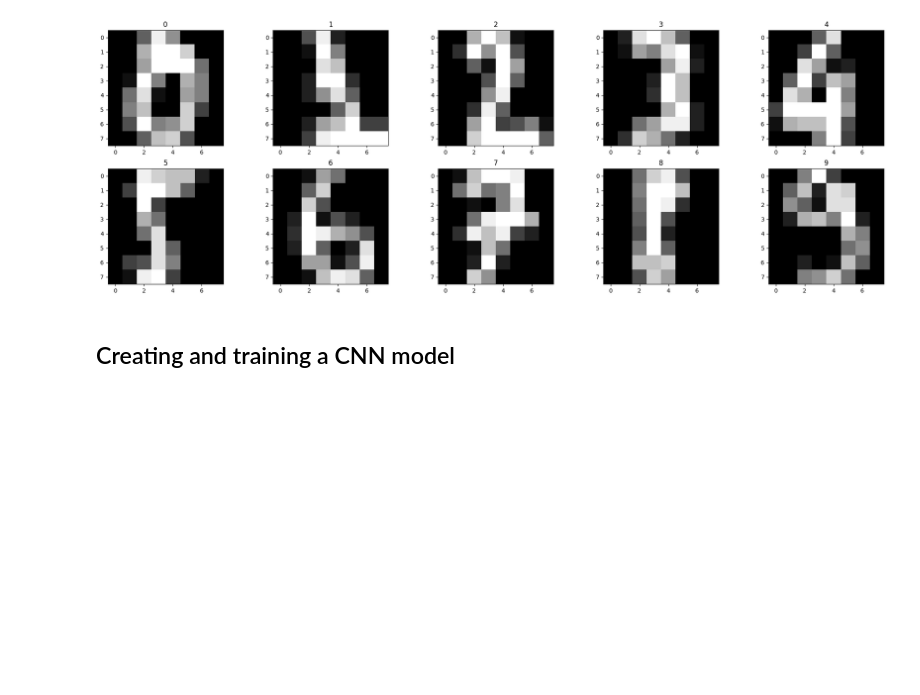
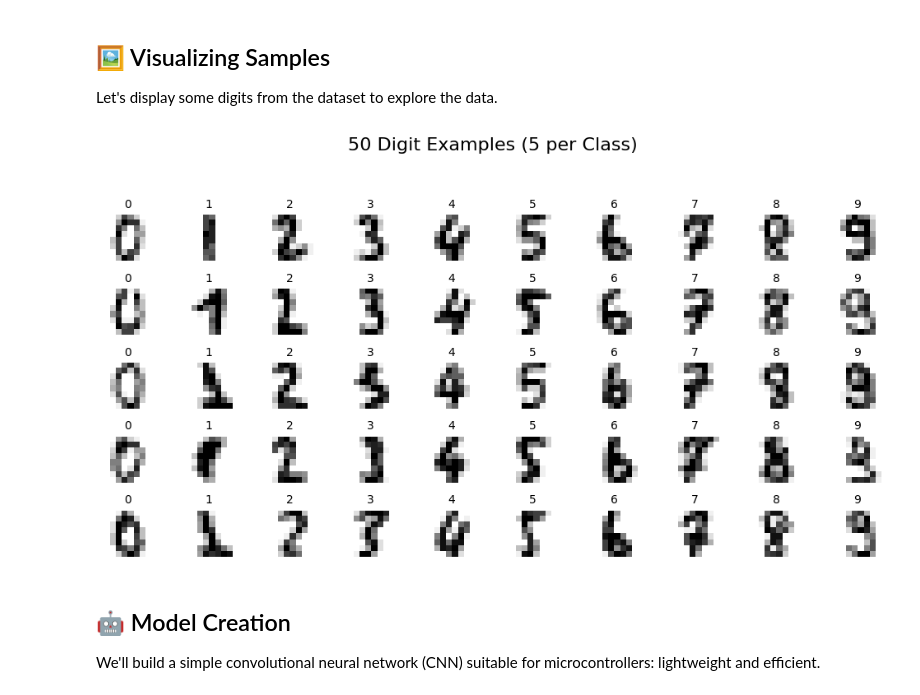
Before and after one commit to Tomas-De-Blasio-ing/EmbedIA, a Jupyter notebook: Using_EmbedIA.ipynb, the cells around one changed output. Cells and saved outputs as stored; diff of their text form; code cells hidden in the pictures; blank space fills up the shorter version.

```diff
--- a/Using_EmbedIA.ipynb
+++ b/Using_EmbedIA.ipynb
@@ -87,19 +90,33 @@ x_test.shape (360, 8, 8, 1)
-# %%
-import matplotlib.pyplot as plt
-import numpy as np
-
-fig, axes = plt.subplots(2, 5, figsize=((5*25)//5, (2*8)//2))
-axes = axes.ravel()
-
-for i in range(10):
-    axes[i].imshow(x_train[np.where(y_train==i)[0][0]], cmap="gray")
-    axes[i].set_title(str(i))
-
-plt.show()
-# %% [output]
-[figure, removed]
-# %% [markdown]
-## Creating and training a CNN model
+# %% [markdown]
+## 🖼️ Visualizing Samples
+
+Let's display some digits from the dataset to explore the data.
+# %%
+import matplotlib.pyplot as plt
+import numpy as np
+
+img_x_digit = 5
+
+fig, axes = plt.subplots(5, 10, figsize=(10, 5))  # Adjusted grid for proper proportion
+
+for digit in range(10):
+    digit_indices = np.where(y_train == digit)[0]  # Find indices of images with current digit
+
+    for row in range(img_x_digit):
+        idx = digit_indices[row] if row < len(digit_indices) else digit_indices[0]
+        axes[row, digit].imshow(x_train[idx].reshape(8, 8), cmap='gray_r')
+        axes[row, digit].set_title(f'{digit}', fontsize=10)
+        axes[row, digit].axis('off')
+
+plt.suptitle(f'{img_x_digit*10} Digit Examples ({img_x_digit} per Class)', fontsize=16, y=1.05)
+plt.tight_layout()
+plt.show()
+# %% [output]
+[figure, added]
+# %% [markdown]
+## 🤖 Model Creation
+
+We'll build a simple convolutional neural network (CNN) suitable for microcontrollers: lightweight and efficient.
 # %%
 from tensorflow.keras.models import Sequential
 from tensorflow.keras.layers import Input, Conv2D, MaxPooling2D, Flatten, Dense, AveragePooling2D, BatchNormalization
```
Also changed, not shown: parts of 25 cells of this notebook, 1 other file.
